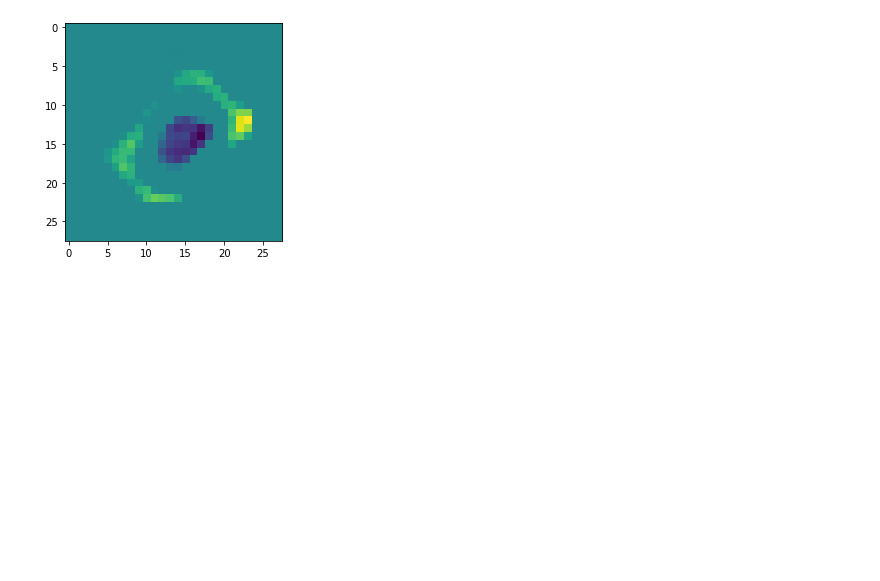
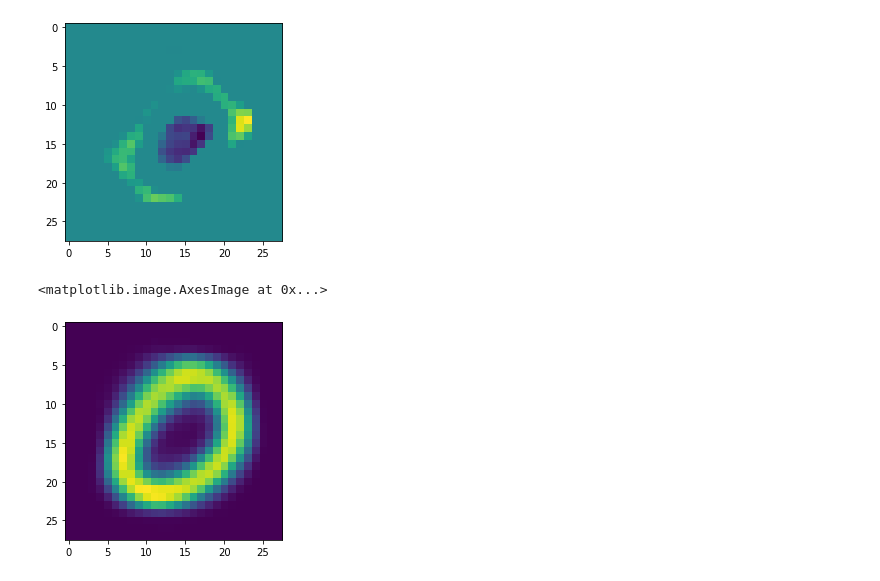
Before and after one commit to philj0st/MNIST-Digit-Classification, a Jupyter notebook: MNIST-Digits.ipynb, the cells around one changed output. Saved outputs shown, nothing was run; the diff lists cells and outputs as text; code cells hidden in the pictures; blank space fills up the shorter version.

```diff
--- a/MNIST-Digits.ipynb
+++ b/MNIST-Digits.ipynb
@@ -135,3 +136,9 @@ plt.imshow(selector.inverse_transform(coef).reshape(28,28))
 # %% [output]
 <matplotlib.image.AxesImage at 0x...>
 [figure]
+# %%
+# mean of the digits we predicted to be zeroes
+plt.imshow(np.mean(X_test[y_pred], axis=0).reshape(28,28))
+# %% [output]
+<matplotlib.image.AxesImage at 0x...>
+[figure, added]
```
Also changed, not shown: parts of 6 cells of this notebook.
